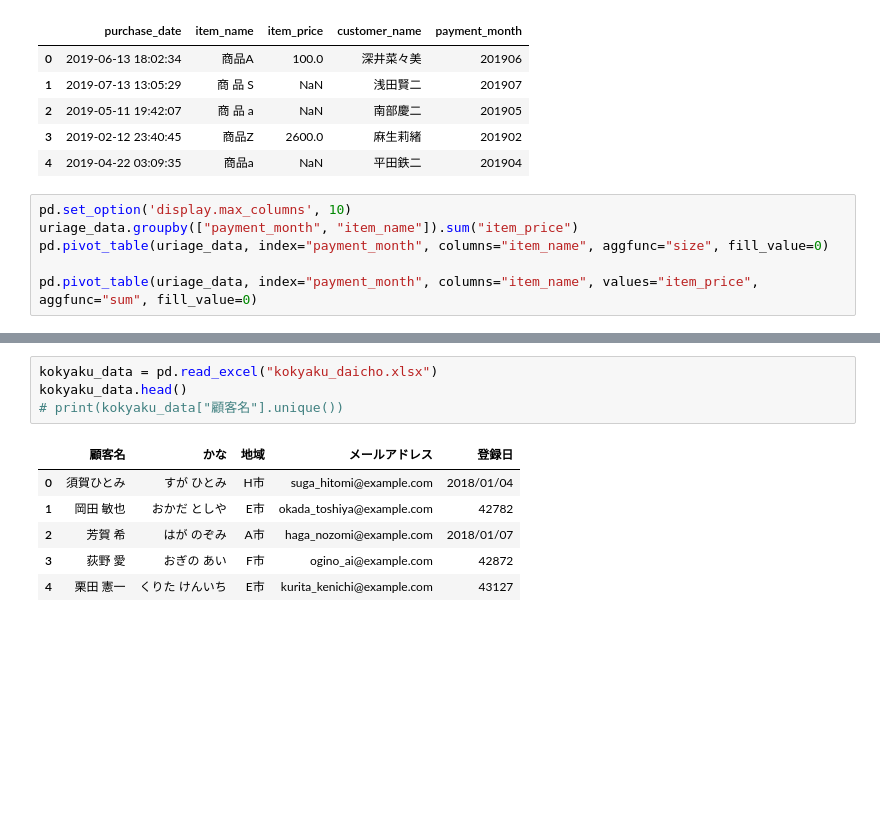
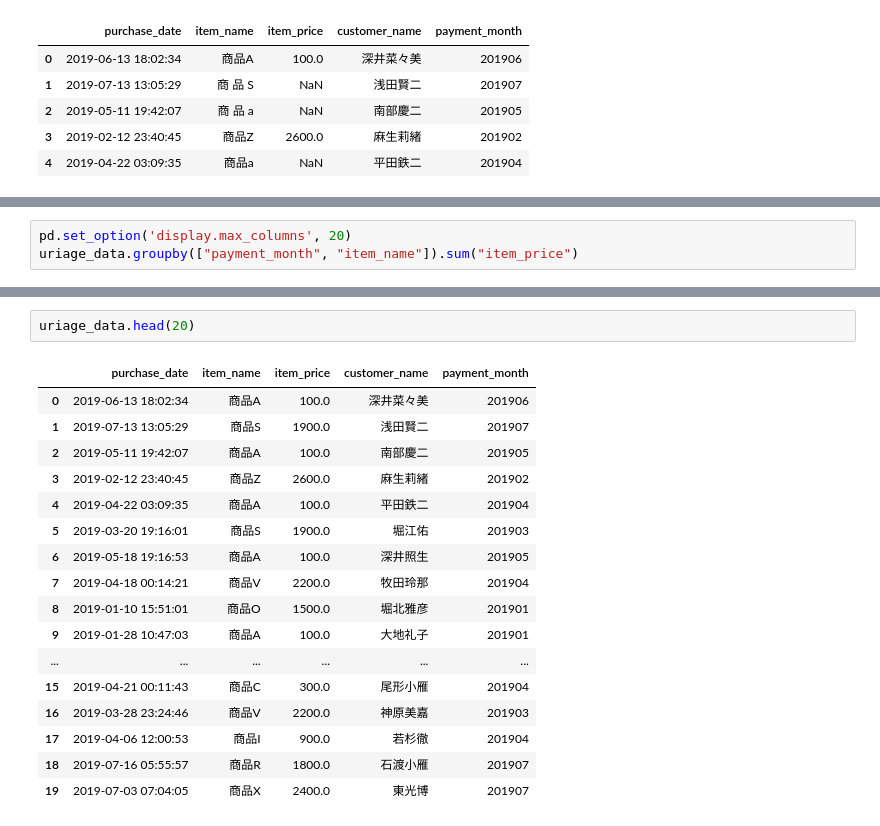
Before and after one commit to masa-yoshi/py_practice, a Jupyter notebook: py-100/02/p100-2.ipynb, the cells around one changed output, grey strips where cells are left out. Cells and saved outputs as stored; diff of their text form; blank space fills up the shorter version.

```diff
--- a/py-100/02/p100-2.ipynb
+++ b/py-100/02/p100-2.ipynb
@@ -22,9 +22,3 @@ dtype: int64
 | 2 | 2019-05-11 19:42:07 | 商 品 a | NaN | 南部慶二 | 201905 |
 | 3 | 2019-02-12 23:40:45 | 商品Z | 2600.0 | 麻生莉緒 | 201902 |
 | 4 | 2019-04-22 03:09:35 | 商品a | NaN | 平田鉄二 | 201904 |
-# %%
-pd.set_option('display.max_columns', 10)
-uriage_data.groupby(["payment_month", "item_name"]).sum("item_price")
-pd.pivot_table(uriage_data, index="payment_month", columns="item_name", aggfunc="size", fill_value=0)
-
-pd.pivot_table(uriage_data, index="payment_month", columns="item_name", values="item_price", aggfunc="sum", fill_value=0)
@@ -41,0 +25,3 @@ pd.pivot_table(uriage_data, index="payment_month", columns="item_name", values="
+# %%
+pd.set_option('display.max_columns', 20)
+uriage_data.groupby(["payment_month", "item_name"]).sum("item_price")
@@ -56,14 +72,23 @@ array(['商品A', '商品B', '商品C', '商品D', '商品E', '商品F', '商品
        '商品J', '商品K', '商品L', '商品M', '商品N', '商品O', '商品P', '商品Q', '商品R',
        '商品S', '商品T', '商品U', '商品V', '商品W', '商品X', '商品Y', '商品Z'],
       dtype=object)
-# %%
-kokyaku_data = pd.read_excel("kokyaku_daicho.xlsx")
-kokyaku_data.head()
-# print(kokyaku_data["顧客名"].unique())
-# %% [output]
-|  | 顧客名 | かな | 地域 | メールアドレス | 登録日 |
-| 0 | 須賀ひとみ | すが ひとみ | H市 | suga_hitomi@example.com | 2018/01/04 |
-| 1 | 岡田 敏也 | おかだ としや | E市 | okada_toshiya@example.com | 42782 |
-| 2 | 芳賀 希 | はが のぞみ | A市 | haga_nozomi@example.com | 2018/01/07 |
-| 3 | 荻野 愛 | おぎの あい | F市 | ogino_ai@example.com | 42872 |
-| 4 | 栗田 憲一 | くりた けんいち | E市 | kurita_kenichi@example.com | 43127 |
+# %%
+uriage_data.head(20)
+# %% [output]
+|  | purchase_date | item_name | item_price | customer_name | payment_month |
+| 0 | 2019-06-13 18:02:34 | 商品A | 100.0 | 深井菜々美 | 201906 |
+| 1 | 2019-07-13 13:05:29 | 商品S | 1900.0 | 浅田賢二 | 201907 |
+| 2 | 2019-05-11 19:42:07 | 商品A | 100.0 | 南部慶二 | 201905 |
+| 3 | 2019-02-12 23:40:45 | 商品Z | 2600.0 | 麻生莉緒 | 201902 |
+| 4 | 2019-04-22 03:09:35 | 商品A | 100.0 | 平田鉄二 | 201904 |
+| 5 | 2019-03-20 19:16:01 | 商品S | 1900.0 | 堀江佑 | 201903 |
+| 6 | 2019-05-18 19:16:53 | 商品A | 100.0 | 深井照生 | 201905 |
+| 7 | 2019-04-18 00:14:21 | 商品V | 2200.0 | 牧田玲那 | 201904 |
+| 8 | 2019-01-10 15:51:01 | 商品O | 1500.0 | 堀北雅彦 | 201901 |
+| 9 | 2019-01-28 10:47:03 | 商品A | 100.0 | 大地礼子 | 201901 |
+| ... | ... | ... | ... | ... | ... |
+| 15 | 2019-04-21 00:11:43 | 商品C | 300.0 | 尾形小雁 | 201904 |
+| 16 | 2019-03-28 23:24:46 | 商品V | 2200.0 | 神原美嘉 | 201903 |
+| 17 | 2019-04-06 12:00:53 | 商品I | 900.0 | 若杉徹 | 201904 |
+| 18 | 2019-07-16 05:55:57 | 商品R | 1800.0 | 石渡小雁 | 201907 |
+| 19 | 2019-07-03 07:04:05 | 商品X | 2400.0 | 東光博 | 201907 |
```
Also changed, not shown: parts of 20 cells of this notebook, 11 other files.
